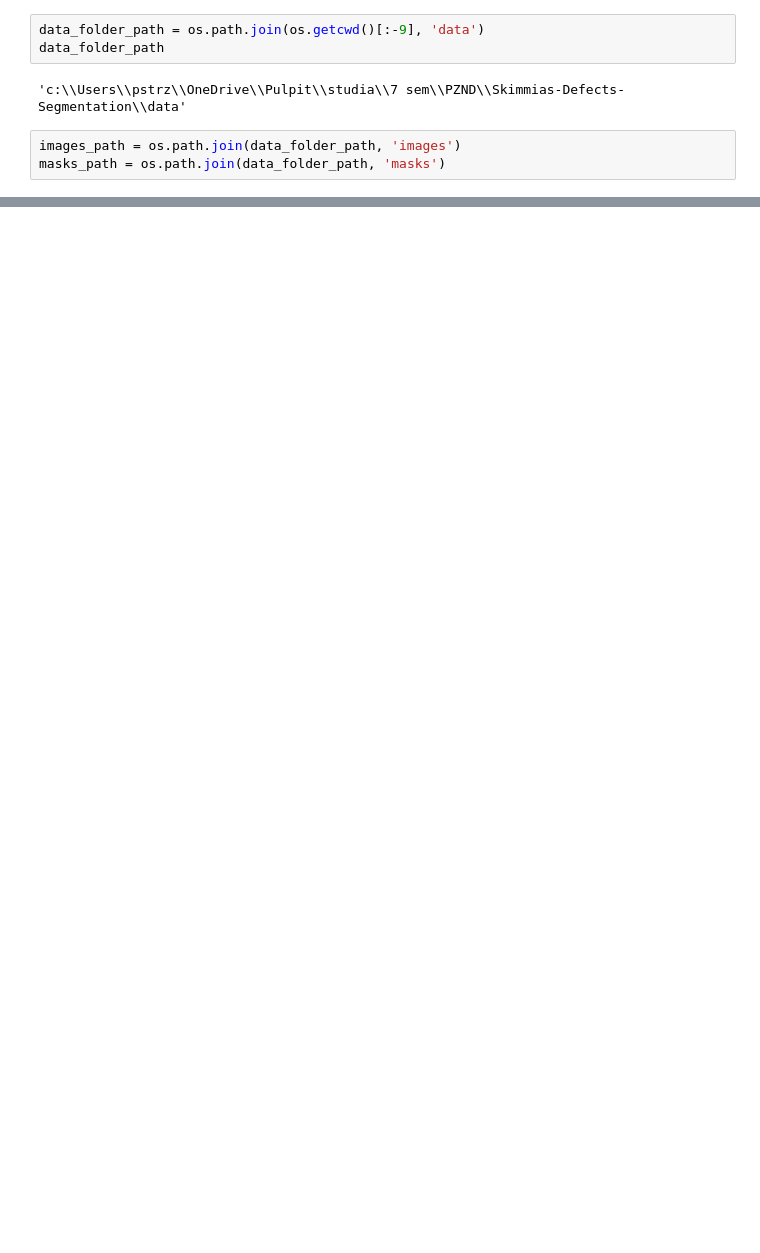
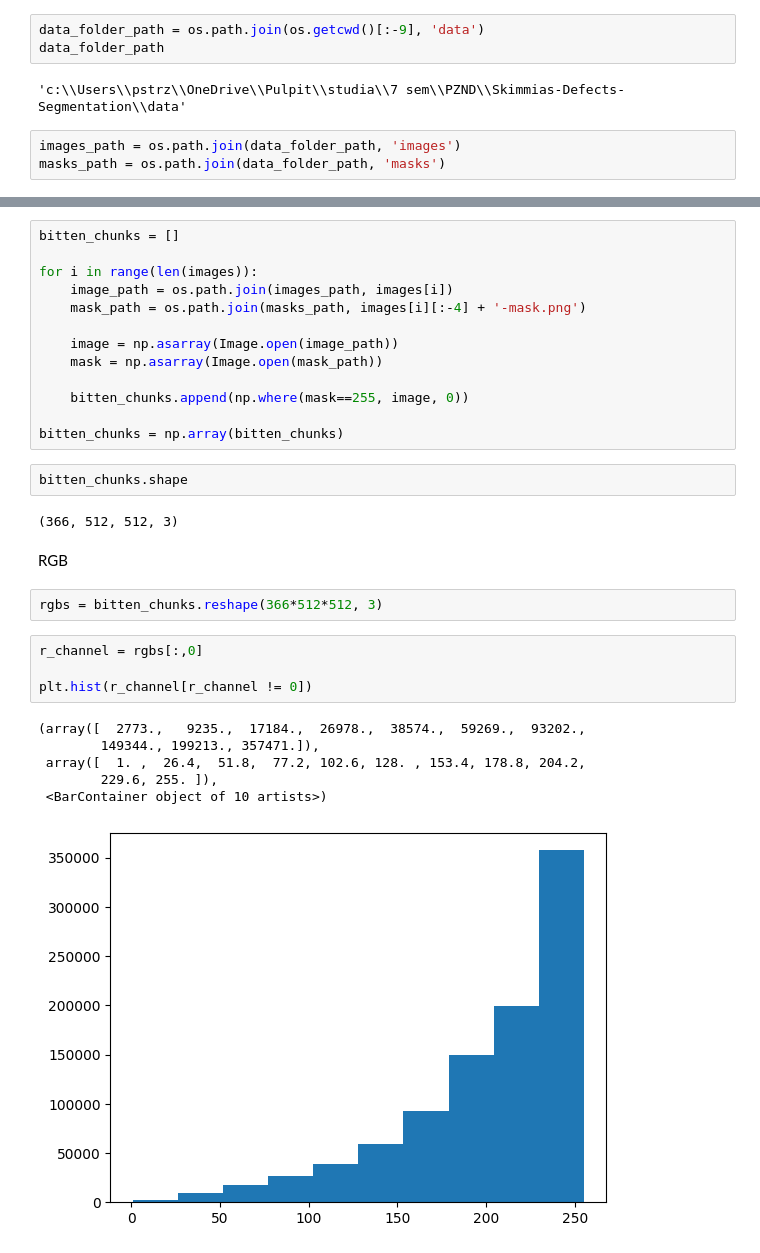
Before and after one commit to Pawkooo13/Skimmias-Defects-Segmentation, a Jupyter notebook: notebooks/defects_analysis.ipynb, the cells around one changed output, grey strips where cells are left out. Cells and saved outputs as stored; diff of their text form; blank space fills up the shorter version.

```diff
--- a/notebooks/defects_analysis.ipynb
+++ b/notebooks/defects_analysis.ipynb
@@ -40,0 +61,32 @@ array([  0,  50, 160, 230, 255], dtype=uint8)
+# %%
+bitten_chunks = []
+
+for i in range(len(images)):
+    image_path = os.path.join(images_path, images[i])
+    mask_path = os.path.join(masks_path, images[i][:-4] + '-mask.png')
+
+    image = np.asarray(Image.open(image_path))
+    mask = np.asarray(Image.open(mask_path))
+
+    bitten_chunks.append(np.where(mask==255, image, 0))
+
+bitten_chunks = np.array(bitten_chunks)
+# %%
+bitten_chunks.shape
+# %% [output]
+(366, 512, 512, 3)
+# %% [markdown]
+RGB
+# %%
+rgbs = bitten_chunks.reshape(366*512*512, 3)
+# %%
+r_channel = rgbs[:,0]
+
+plt.hist(r_channel[r_channel != 0])
+# %% [output]
+(array([  2773.,   9235.,  17184.,  26978.,  38574.,  59269.,  93202.,
+        149344., 199213., 357471.]),
+ array([  1. ,  26.4,  51.8,  77.2, 102.6, 128. , 153.4, 178.8, 204.2,
+        229.6, 255. ]),
+ <BarContainer object of 10 artists>)
+[figure, added]
```
Also changed, not shown: parts of 27 cells of this notebook.
